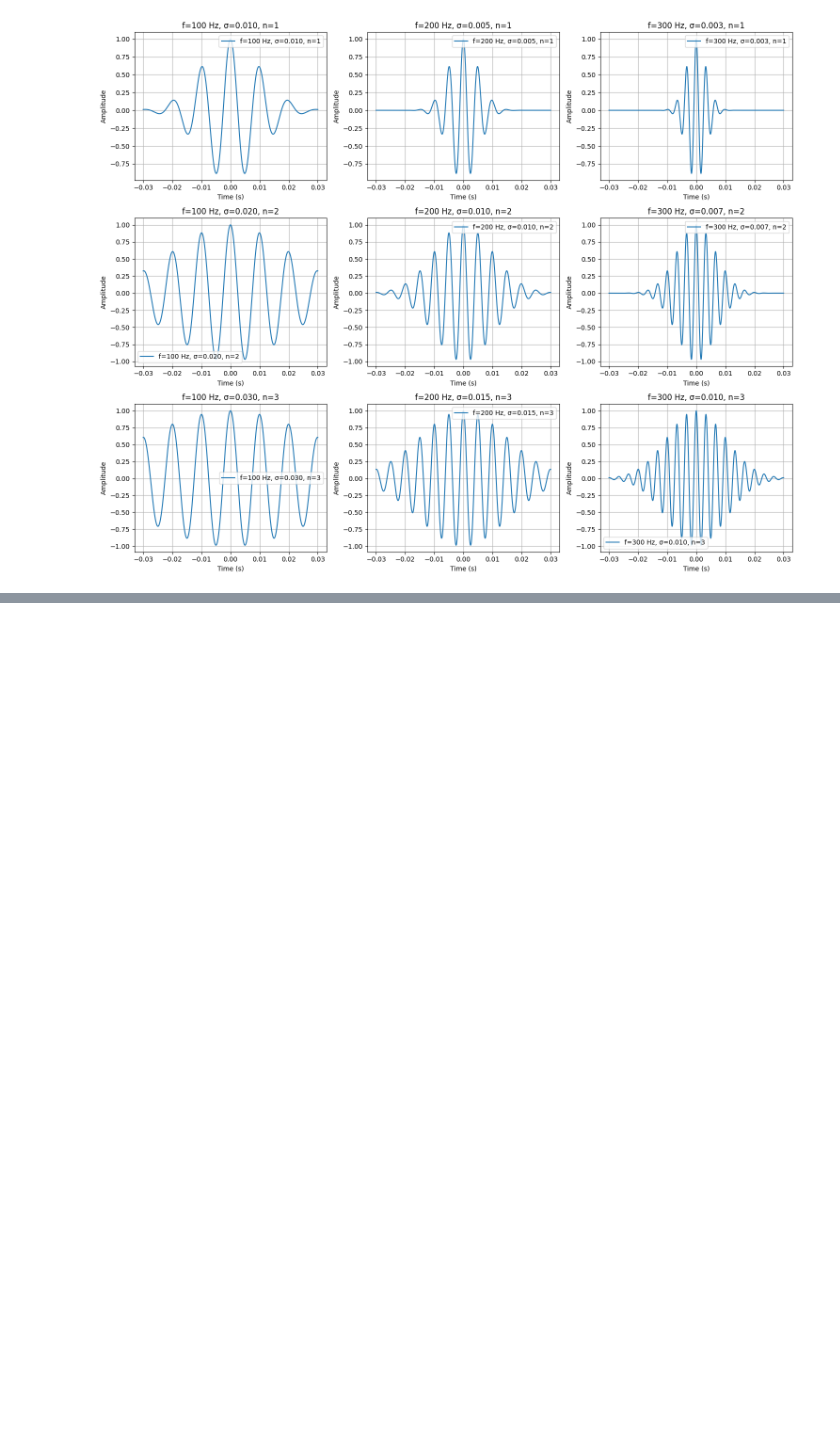
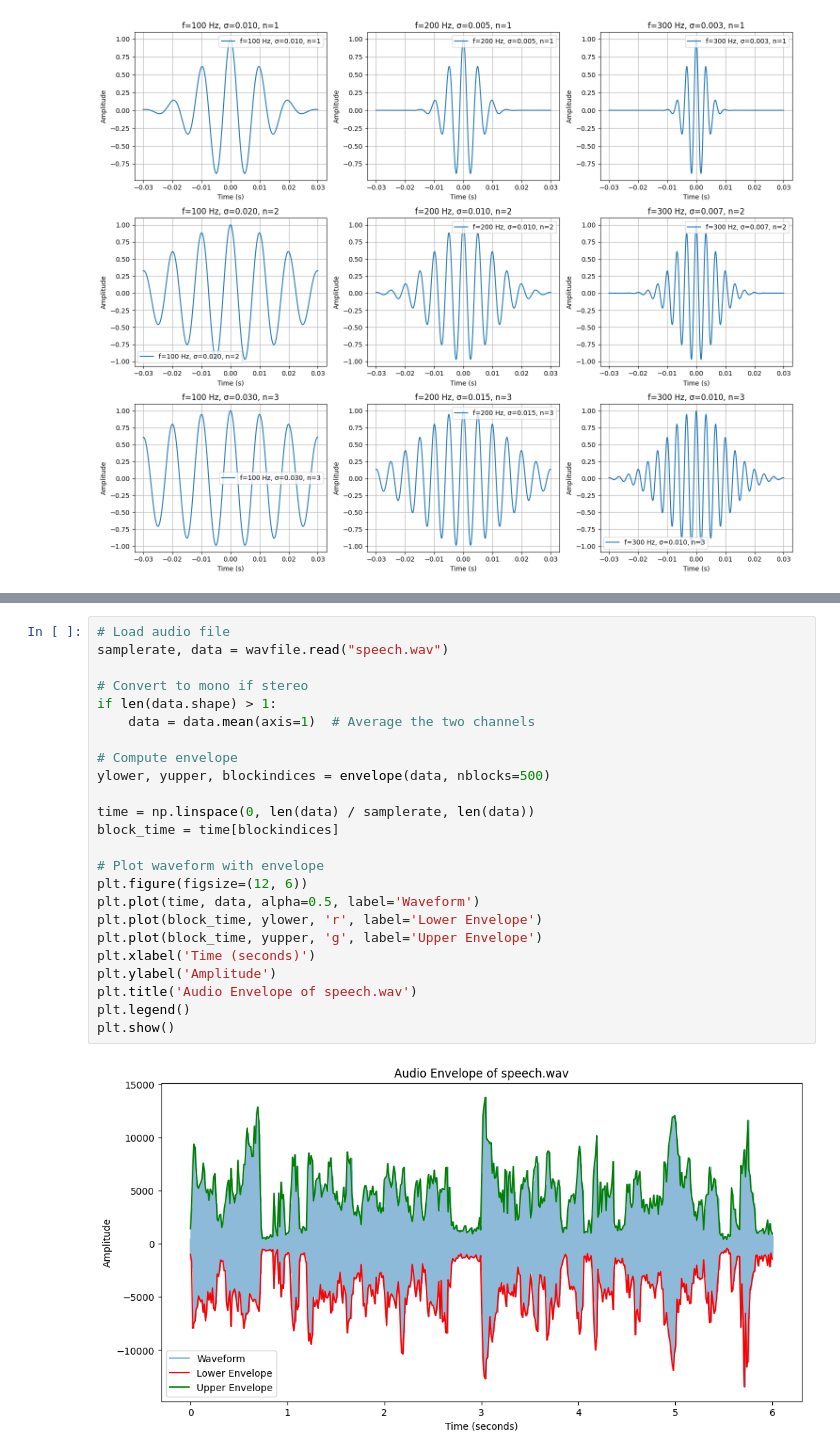
Before and after one commit to RyanL72/CSDS_364, a Jupyter notebook: Assignment_A1b/A1b_rhl72.ipynb, the cells around one changed output, grey strips where cells are left out. Drawn from its saved outputs; the diff is of its cells as text; blank space fills up the shorter version.

```diff
--- a/Assignment_A1b/A1b_rhl72.ipynb
+++ b/Assignment_A1b/A1b_rhl72.ipynb
@@ -212,0 +285,26 @@ plt.show()
+# %%
+# Load audio file
+samplerate, data = wavfile.read("speech.wav")
+
+# Convert to mono if stereo
+if len(data.shape) > 1:
+    data = data.mean(axis=1)  # Average the two channels
+
+# Compute envelope
+ylower, yupper, blockindices = envelope(data, nblocks=500)
+
+time = np.linspace(0, len(data) / samplerate, len(data))
+block_time = time[blockindices]
+
+# Plot waveform with envelope
+plt.figure(figsize=(12, 6))
+plt.plot(time, data, alpha=0.5, label='Waveform')
+plt.plot(block_time, ylower, 'r', label='Lower Envelope')
+plt.plot(block_time, yupper, 'g', label='Upper Envelope')
+plt.xlabel('Time (seconds)')
+plt.ylabel('Amplitude')
+plt.title('Audio Envelope of speech.wav')
+plt.legend()
+plt.show()
+# %% [output]
+[figure, added]
```
Also changed, not shown: parts of 8 cells of this notebook, 3 other files.
